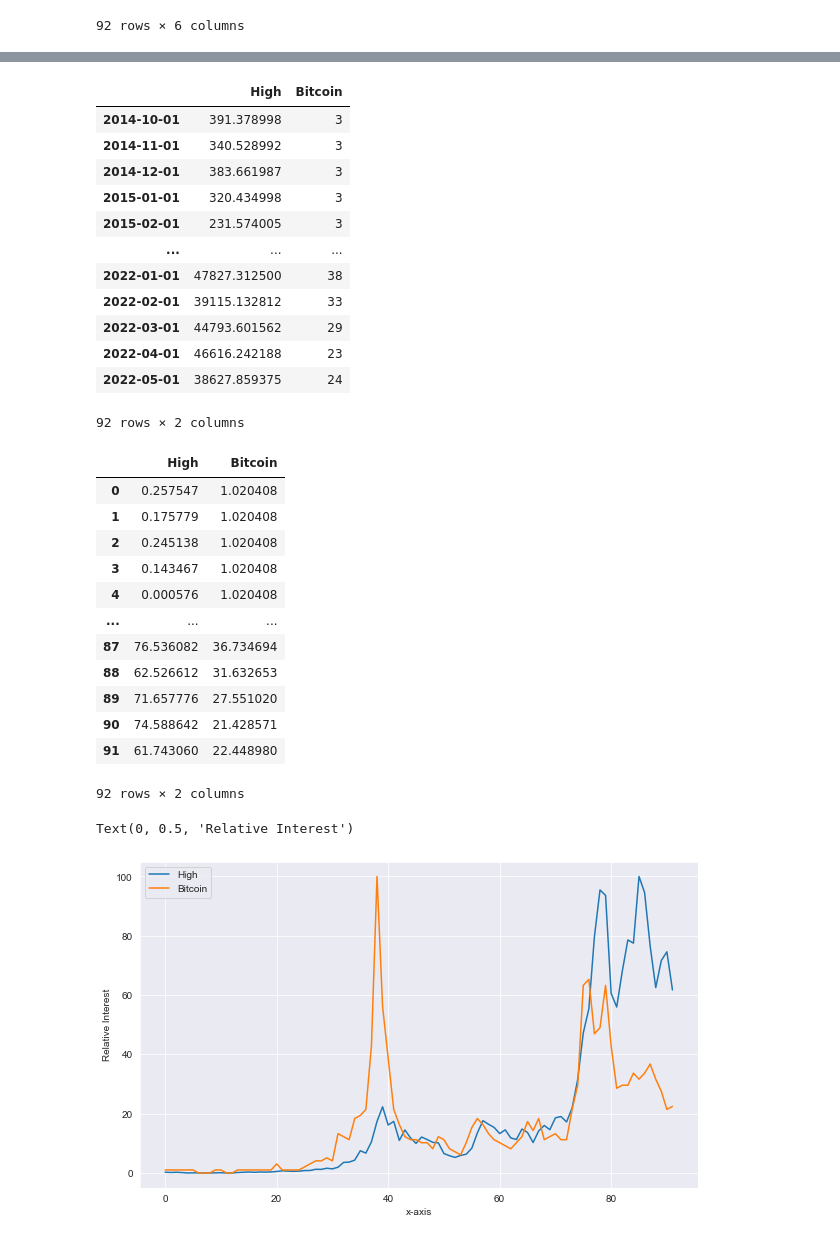
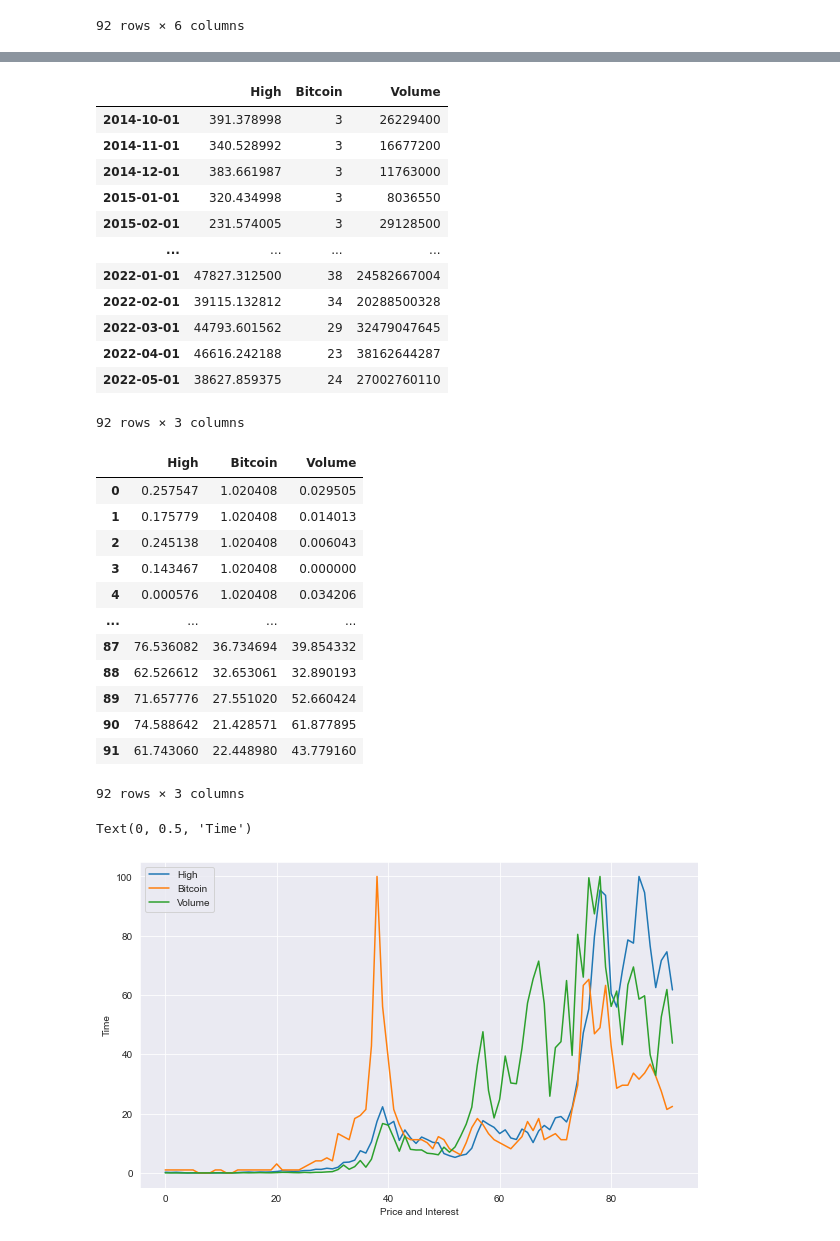
Before and after one commit to larry-lime/btc-dataset, a Jupyter notebook: analysis/pytrends_test.ipynb, the cells around one changed output, grey strips where cells are left out. Drawn from its saved outputs; the diff is of its cells as text; code cells hidden in the pictures.

```diff
--- a/analysis/pytrends_test.ipynb
+++ b/analysis/pytrends_test.ipynb
@@ -166,22 +179,22 @@ iot
 92 rows × 3 columns
 # %%
 # Concatendate the two dataframes
-df_concat = pd.concat([btc['High'],iot['Bitcoin']],axis=1)
+df_concat = pd.concat([btc['High'],iot['Bitcoin'],btc['Volume']],axis=1)
 df_concat
 # %% [output]
-|  | High | Bitcoin |
-| 2014-10-01 | 391.378998 | 3 |
-| 2014-11-01 | 340.528992 | 3 |
-| 2014-12-01 | 383.661987 | 3 |
-| 2015-01-01 | 320.434998 | 3 |
-| 2015-02-01 | 231.574005 | 3 |
-| ... | ... | ... |
-| 2022-01-01 | 47827.312500 | 38 |
-| 2022-02-01 | 39115.132812 | 33 |
-| 2022-03-01 | 44793.601562 | 29 |
-| 2022-04-01 | 46616.242188 | 23 |
-| 2022-05-01 | 38627.859375 | 24 |
+|  | High | Bitcoin | Volume |
+| 2014-10-01 | 391.378998 | 3 | 26229400 |
+| 2014-11-01 | 340.528992 | 3 | 16677200 |
+| 2014-12-01 | 383.661987 | 3 | 11763000 |
+| 2015-01-01 | 320.434998 | 3 | 8036550 |
+| 2015-02-01 | 231.574005 | 3 | 29128500 |
+| ... | ... | ... | ... |
+| 2022-01-01 | 47827.312500 | 38 | 24582667004 |
+| 2022-02-01 | 39115.132812 | 34 | 20288500328 |
+| 2022-03-01 | 44793.601562 | 29 | 32479047645 |
+| 2022-04-01 | 46616.242188 | 23 | 38162644287 |
+| 2022-05-01 | 38627.859375 | 24 | 27002760110 |
-92 rows × 2 columns
+92 rows × 3 columns
 # %%
 #Scale the data
 #the min-max scaler method scales the dataset so that all the input features lie between 0 and 100 inclusive
@@ -192,28 +205,28 @@ scaled
 df_scale = pd.DataFrame(scaled, columns = df_concat.columns)
 df_scale
 # %% [output]
-|  | High | Bitcoin |
-| 0 | 0.257547 | 1.020408 |
-| 1 | 0.175779 | 1.020408 |
-| 2 | 0.245138 | 1.020408 |
-| 3 | 0.143467 | 1.020408 |
-| 4 | 0.000576 | 1.020408 |
-| ... | ... | ... |
-| 87 | 76.536082 | 36.734694 |
-| 88 | 62.526612 | 31.632653 |
-| 89 | 71.657776 | 27.551020 |
-| 90 | 74.588642 | 21.428571 |
-| 91 | 61.743060 | 22.448980 |
+|  | High | Bitcoin | Volume |
+| 0 | 0.257547 | 1.020408 | 0.029505 |
+| 1 | 0.175779 | 1.020408 | 0.014013 |
+| 2 | 0.245138 | 1.020408 | 0.006043 |
+| 3 | 0.143467 | 1.020408 | 0.000000 |
+| 4 | 0.000576 | 1.020408 | 0.034206 |
+| ... | ... | ... | ... |
+| 87 | 76.536082 | 36.734694 | 39.854332 |
+| 88 | 62.526612 | 32.653061 | 32.890193 |
+| 89 | 71.657776 | 27.551020 | 52.660424 |
+| 90 | 74.588642 | 21.428571 | 61.877895 |
+| 91 | 61.743060 | 22.448980 | 43.779160 |
-92 rows × 2 columns
+92 rows × 3 columns
 # %%
 # Plot the data
 df_scale.plot(figsize=(10, 6))
 # Label the x and y axis
-plt.xlabel("x-axis")
-plt.ylabel("Relative Interest")
+plt.xlabel("Price and Interest")
+plt.ylabel("Time")
 # %% [output]
-Text(0, 0.5, 'Relative Interest')
+Text(0, 0.5, 'Time')
-[figure, old version]
+[figure, new version]
 # %%
 # Plot BTC Volume
 btc['Volume'].plot(figsize=(10, 6))
```
Also changed, not shown: parts of 11 cells of this notebook, 7 other files.
